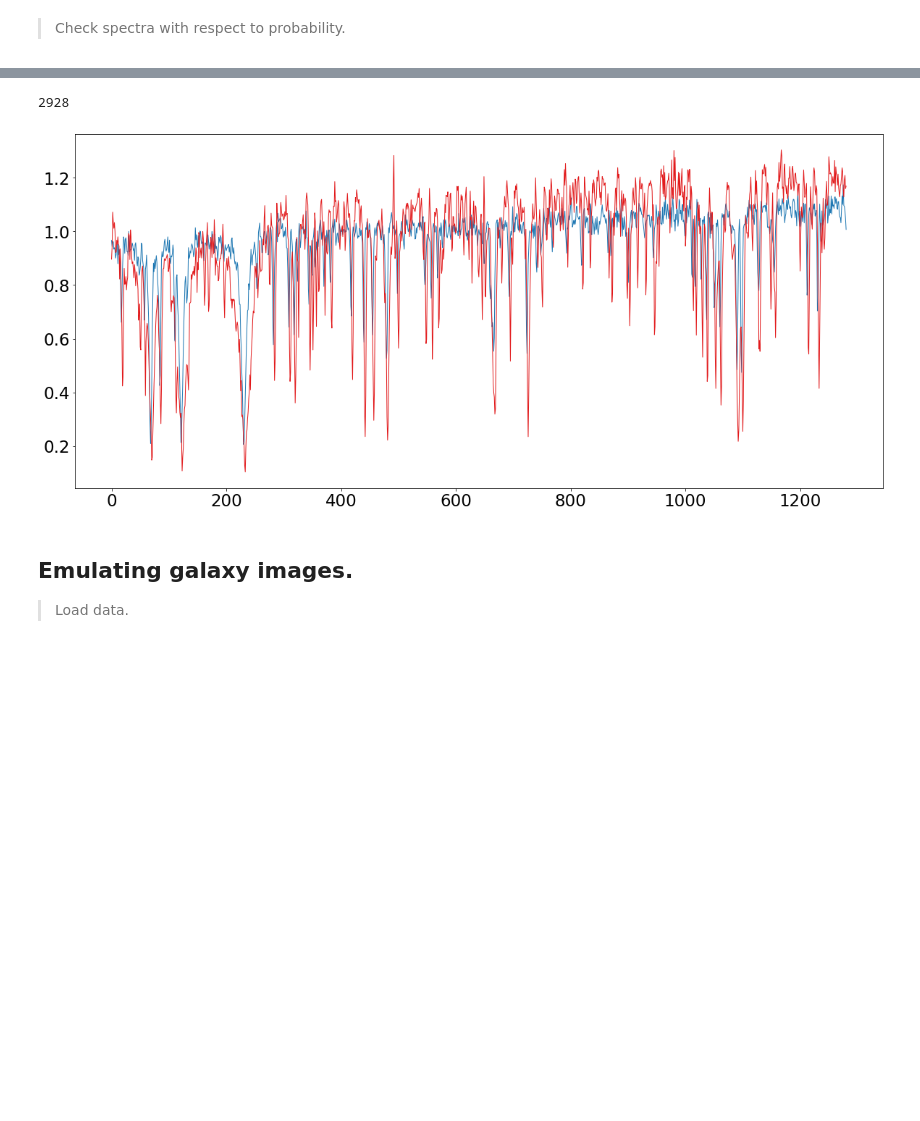
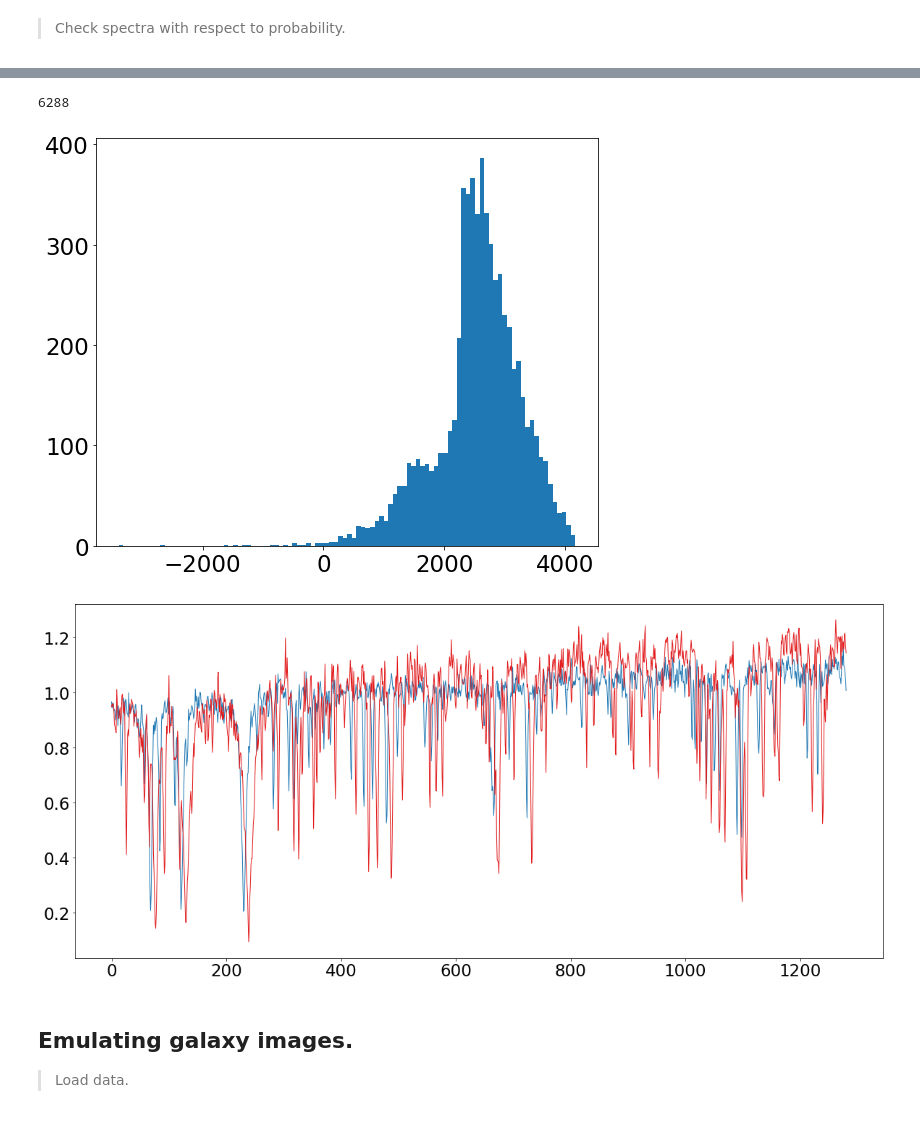
Before and after one commit to tingyuansen/IMLE_on_Galaxy_Images, a Jupyter notebook: IMLE.ipynb, the cells around one changed output, grey strips where cells are left out. Drawn from its saved outputs; the diff is of its cells as text; code cells hidden in the pictures; blank space fills up the shorter version.

```diff
--- a/IMLE.ipynb
+++ b/IMLE.ipynb
@@ -836,16 +796,18 @@ err_array = err_array[ind_sort]
 # %%
-print(np.sum(err_array > 20.))
+print(np.sum(err_array > 10.))
+plt.hist(log_prob_x[err_array > 10.], bins=100);
 # %% [output]
-2928
+6288
+[figure, added]
 # %%
 # initiate the plot
 fig = plt.figure(figsize=[20,9]);
 ax = fig.gca();
 
-plt.plot(y_tr[err_array>20.][0,:], color=cb2[0]);
-plt.plot(y_tr[err_array>20.][500,:], color=cb2[3]);
+plt.plot(y_tr[0,:].T, color=cb2[0]);
+plt.plot(y_tr[-2000,:].T, color=cb2[3]);
 # %% [output]
-[figure, old version]
+[figure, new version]
 # %% [markdown]
 ## Emulating galaxy images.
 
```
Also changed, not shown: parts of 14 cells of this notebook, 1 other file.
